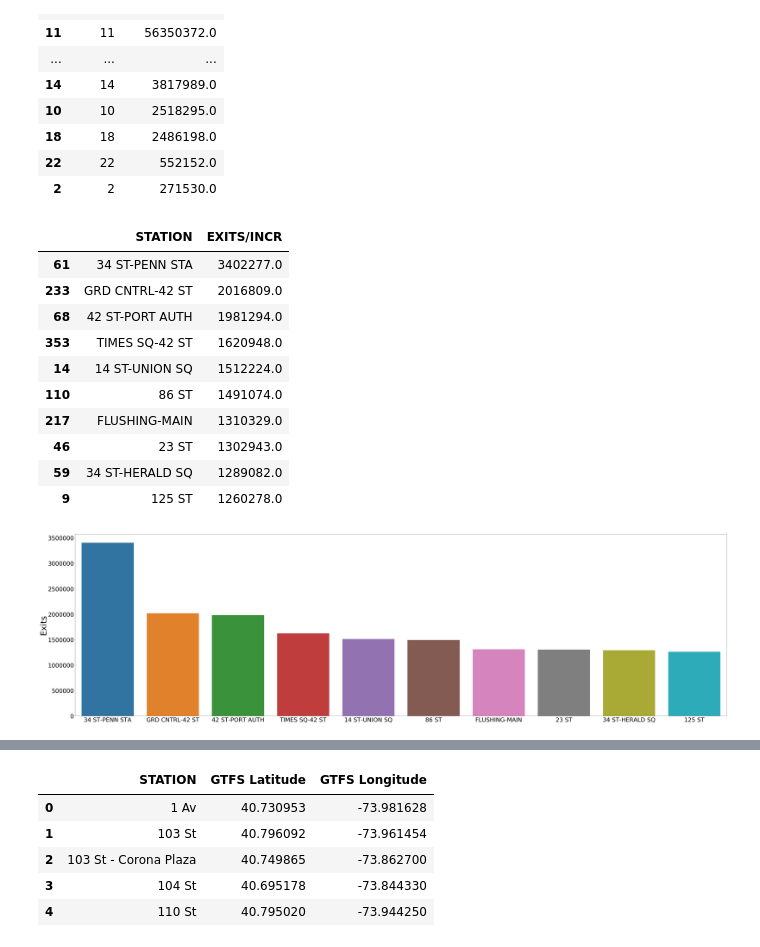
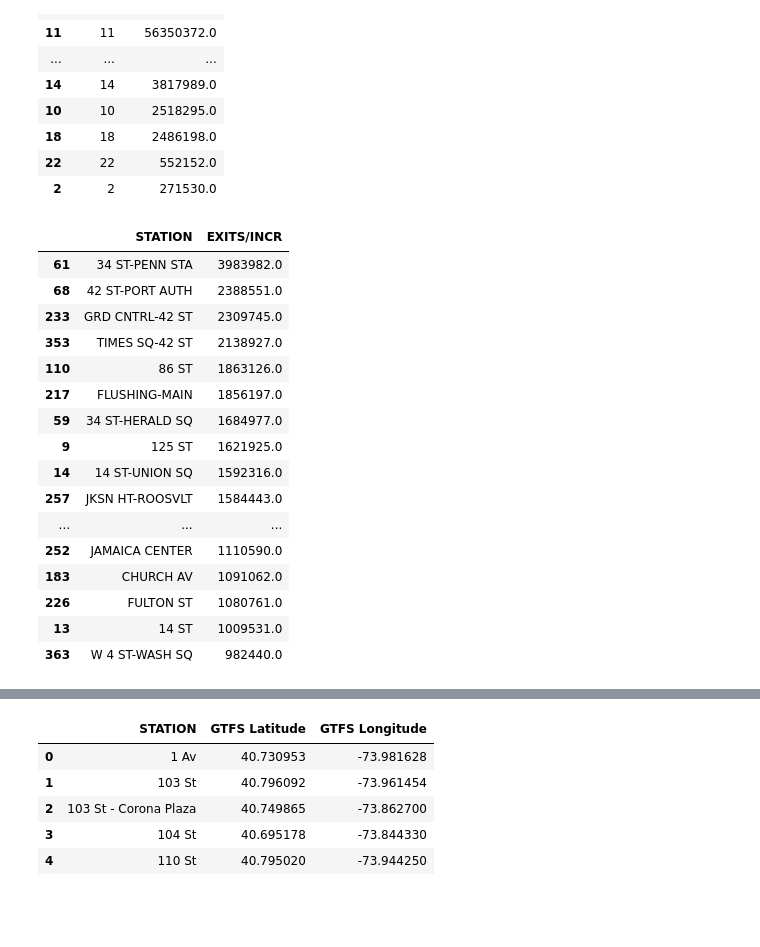
Before and after one commit to Ydu/Project_Benson, a Jupyter notebook: notebooks/Benson - BO.ipynb, the cells around one changed output, grey strips where cells are left out. Drawn from its saved outputs; the diff is of its cells as text; code cells hidden in the pictures; blank space fills up the shorter version.

```diff
--- a/notebooks/Benson - BO.ipynb
+++ b/notebooks/Benson - BO.ipynb
@@ -20,7 +17,7 @@ import numpy as np
 pd.set_option('display.precision', 7)
 pd.set_option('display.max_seq_items', None)
 
-mta_data_directory = '/Users/biancapery/Downloads/turnstile data'#'/Users/busola.oladapo/Documents/Github/sf19_ds15/challenges/challenge1/turnstile data'
+mta_data_directory = '/Users/busola.oladapo/Documents/Github/sf19_ds15/challenges/challenge1/turnstile data'
 # %%
 def read_data(directory):
     data = pd.DataFrame()
@@ -191,32 +181,25 @@ exits_by_hour.sort_values(by='EXITS/INCR', ascending=False)
 | 22 | 22 | 552152.0 |
 | 2 | 2 | 271530.0 |
 # %%
-turnstile_4p_to_8p = turnstile2[turnstile2['HOUR'].isin([16, 17, 18, 19])]
+turnstile_4p_to_8p = turnstile2[turnstile2['HOUR'].isin([16, 17, 18, 19, 20])]
 station_exits_4p_to_8p = turnstile_4p_to_8p.groupby('STATION')['EXITS/INCR'].sum().reset_index().sort_values('EXITS/INCR', ascending=False)
-high10_station_exits_4p_to_8p = station_exits_4p_to_8p.head(10)
+high10_station_exits_4p_to_8p = station_exits_4p_to_8p.head(20)
 high10_station_exits_4p_to_8p
 # %% [output]
 |  | STATION | EXITS/INCR |
-| 61 | 34 ST-PENN STA | 3402277.0 |
-| 233 | GRD CNTRL-42 ST | 2016809.0 |
-| 68 | 42 ST-PORT AUTH | 1981294.0 |
-| 353 | TIMES SQ-42 ST | 1620948.0 |
-| 14 | 14 ST-UNION SQ | 1512224.0 |
-| 110 | 86 ST | 1491074.0 |
-| 217 | FLUSHING-MAIN | 1310329.0 |
-| 46 | 23 ST | 1302943.0 |
-| 59 | 34 ST-HERALD SQ | 1289082.0 |
-| 9 | 125 ST | 1260278.0 |
+| 61 | 34 ST-PENN STA | 3983982.0 |
+| 68 | 42 ST-PORT AUTH | 2388551.0 |
+| 233 | GRD CNTRL-42 ST | 2309745.0 |
+| 353 | TIMES SQ-42 ST | 2138927.0 |
+| 110 | 86 ST | 1863126.0 |
+| 217 | FLUSHING-MAIN | 1856197.0 |
+| 59 | 34 ST-HERALD SQ | 1684977.0 |
+| 9 | 125 ST | 1621925.0 |
+| 14 | 14 ST-UNION SQ | 1592316.0 |
+| 257 | JKSN HT-ROOSVLT | 1584443.0 |
+| ... | ... | ... |
+| 252 | JAMAICA CENTER | 1110590.0 |
+| 183 | CHURCH AV | 1091062.0 |
+| 226 | FULTON ST | 1080761.0 |
+| 13 | 14 ST | 1009531.0 |
+| 363 | W 4 ST-WASH SQ | 982440.0 |
-# %%
-# plt.bar(high10_station_exits_4p_to_8p['STATION'], high10_station_exits_4p_to_8p['EXITS/INCR'])
-# plt.xticks(rotation=90)
-
-plt.figure(figsize=(70,20))
-top10_plot = sns.barplot(x = high10_station_exits_4p_to_8p['STATION'], y = high10_station_exits_4p_to_8p['EXITS/INCR'])
-# top10_plot.tick_params(axis='x',rotation = 90)
-top10_plot.set_xlabel(None);
-top10_plot.set_ylabel("Exits",fontsize=50);
-top10_plot.tick_params(labelsize=35)
-top10_plot;
-# %% [output]
-[figure, removed]
```
Also changed, not shown: parts of 22 cells of this notebook.
